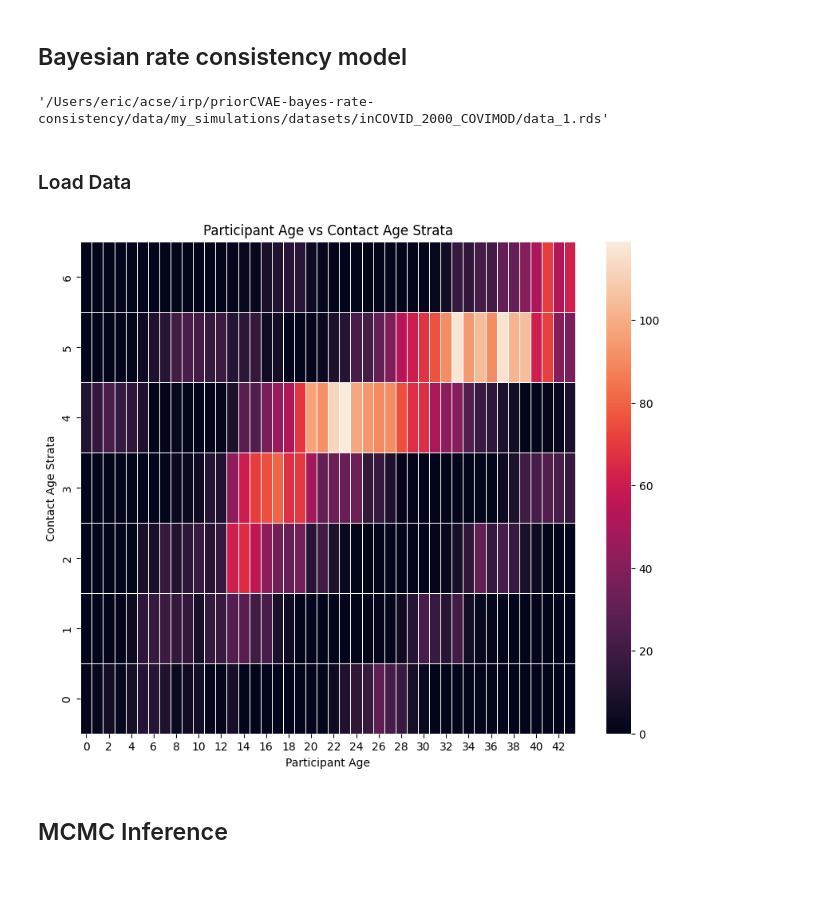
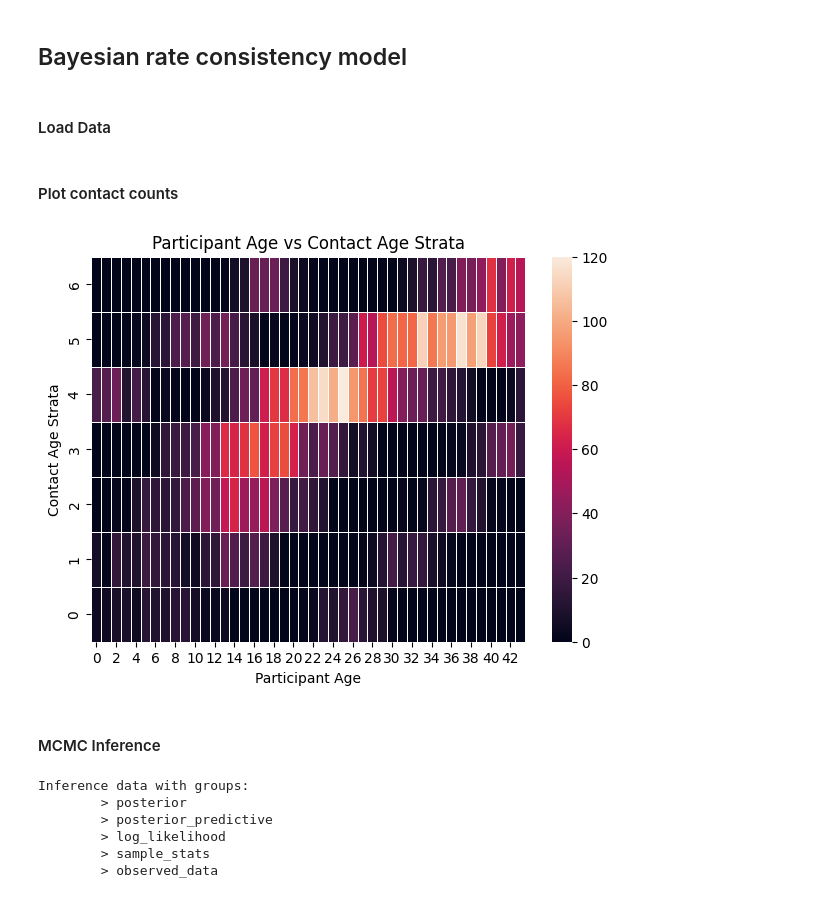
Before and after one commit to ericbrine/priorCVAE-bayes-rate-consistency, a Jupyter notebook: PriorVAE-simulated-contact-intensity.ipynb, the cells around one changed output. Saved outputs shown, nothing was run; the diff lists cells and outputs as text; code cells hidden in the pictures.

```diff
--- a/PriorVAE-simulated-contact-intensity.ipynb
+++ b/PriorVAE-simulated-contact-intensity.ipynb
@@ -94,22 +102,18 @@ vae_samples_reshaped = vae_samples.reshape((args["n_test"], gp_set.n_data, gp_se
 # %% [markdown]
 ## Bayesian rate consistency model
-# %%
-root_dir = "/Users/eric/acse/irp/priorCVAE-bayes-rate-consistency/"
-datasets_dir = "/Users/eric/acse/irp/priorCVAE-bayes-rate-consistency/data/my_simulations/datasets"
-data_dir = "inCOVID_2000_COVIMOD"
-data_path = os.path.join(datasets_dir, data_dir, "data_1.rds")
-data_path
-# %% [output]
-'/Users/eric/acse/irp/priorCVAE-bayes-rate-consistency/data/my_simulations/datasets/inCOVID_2000_COVIMOD/data_1.rds'
 # %% [markdown]
-### Load Data
+#### Load Data
 # %%
-data = pyreadr.read_r(data_path)[None]
+A = 44 # number of ages
+size = 2000
+strata_scheme = 'COVIMOD'
+is_covid = True
+
+
+data = load_simulated_dataset(
+    project_root='./',
+    is_covid=is_covid,
+    size=size,
+    strata=strata_scheme
+)
-# %%
-def categorize_age_strata(data):
-    age_order = ['6-9', '10-14', '15-19', '20-24', '25-34', '35-44', '45-49']
-    # Convert the 'alter_age_strata' column to a categorical type with the custom order
-    data['alter_age_strata'] = pd.Categorical(data['alter_age_strata'], categories=age_order, ordered=True)
-    return data
-data = categorize_age_strata(data)
 # %%
@@ -118,22 +120,22 @@ strata_scheme = 'COVIMOD'
 mcmc_data = sim_make_mcmc_data(data, strata_scheme, A)
+# %% [markdown]
+#### Plot contact counts
 # %%
 import seaborn as sns
 import matplotlib.pyplot as plt
 
-# Create the heatmap
-plt.figure(figsize=(10,8))  # Set the figure size
-sns.heatmap(mcmc_data['Y_MF'].T, annot=False, fmt="d", linewidths=.5)
+plt.figure(figsize=(7,5))  # Set the figure size
+sns.heatmap(mcmc_data['Y_MM'].T, annot=False, fmt="d", linewidths=.5)
 
-# Customize the plot
 plt.title('Participant Age vs Contact Age Strata')
 plt.xlabel('Participant Age')
 plt.ylabel('Contact Age Strata')
 
 plt.gca().invert_yaxis()
 
 # Display the plot
 plt.show()
 # %% [output]
-[figure, old version]
+[figure, new version]
 # %% [markdown]
-## MCMC Inference
+#### MCMC Inference
@@ -181 +188,10 @@ samples_vae_az = az.from_numpyro(mcmc)
+# %%
+inference_data
+# %% [output]
+Inference data with groups:
+        > posterior
+        > posterior_predictive
+        > log_likelihood
+        > sample_stats
+        > observed_data
 # %%
```
Also changed, not shown: parts of 44 cells of this notebook, 20 other files.
